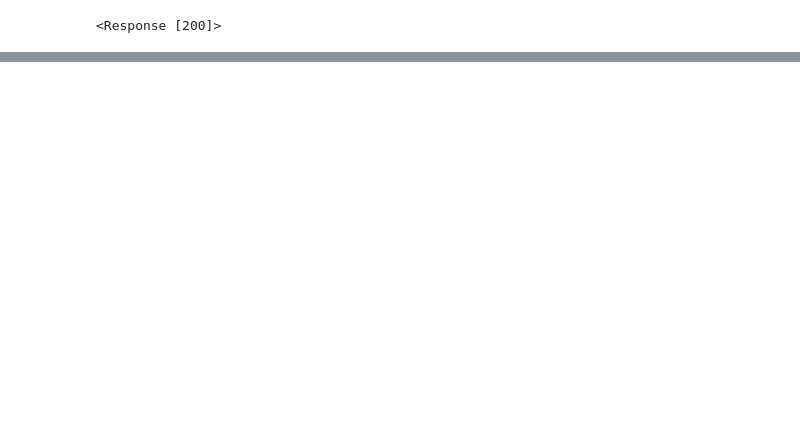
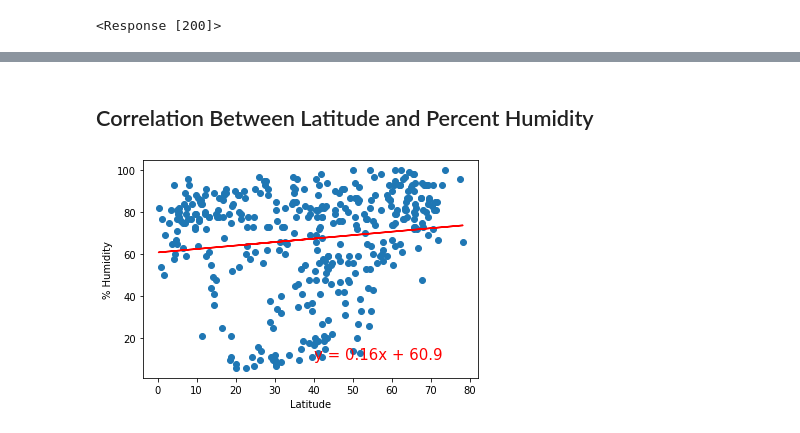
Before and after one commit to itochax23/world_weather_analysis, a Jupyter notebook: WeatherPy.ipynb, the cells around one changed output, grey strips where cells are left out. Drawn from its saved outputs; the diff is of its cells as text; code cells hidden in the pictures; blank space fills up the shorter version.

```diff
--- a/WeatherPy.ipynb
+++ b/WeatherPy.ipynb
@@ -332,0 +431,14 @@ plt.show()
+# %% [markdown]
+## Correlation Between Latitude and Percent Humidity
+# %%
+# Linear regression on the Northern Hemisphere
+x_values = northern_hemi_df["Lat"]
+y_values = northern_hemi_df["Humidity"]
+# Call the function.
+plot_linear_regression(x_values,
+                       y_values,
+                       'Linear Regression on the Northern Hemisphere for % Humidity',
+                       '% Humidity',
+                       (40,10))
+# %% [output]
+[figure, added]
```
Also changed, not shown: parts of 64 cells of this notebook.
